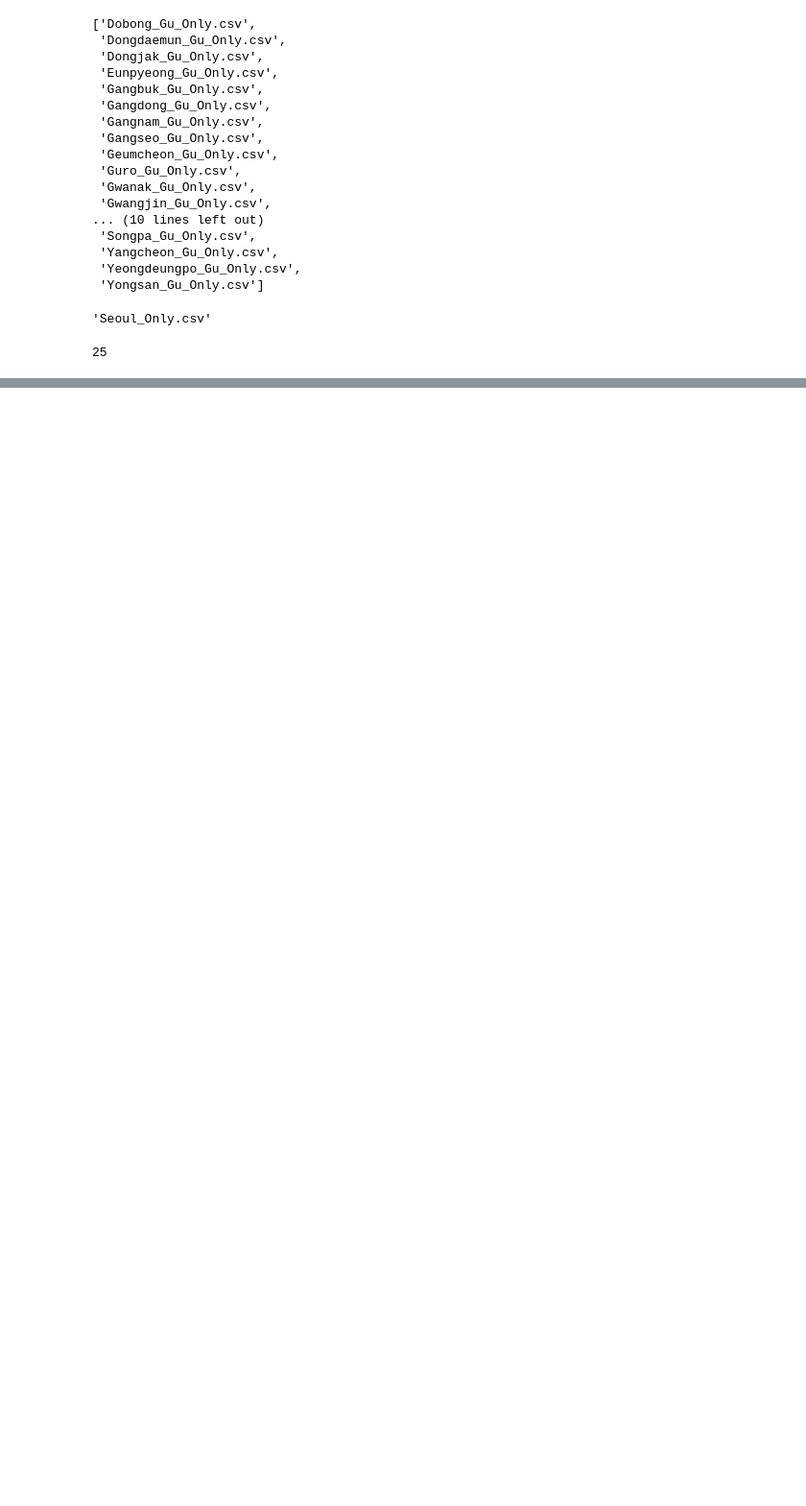
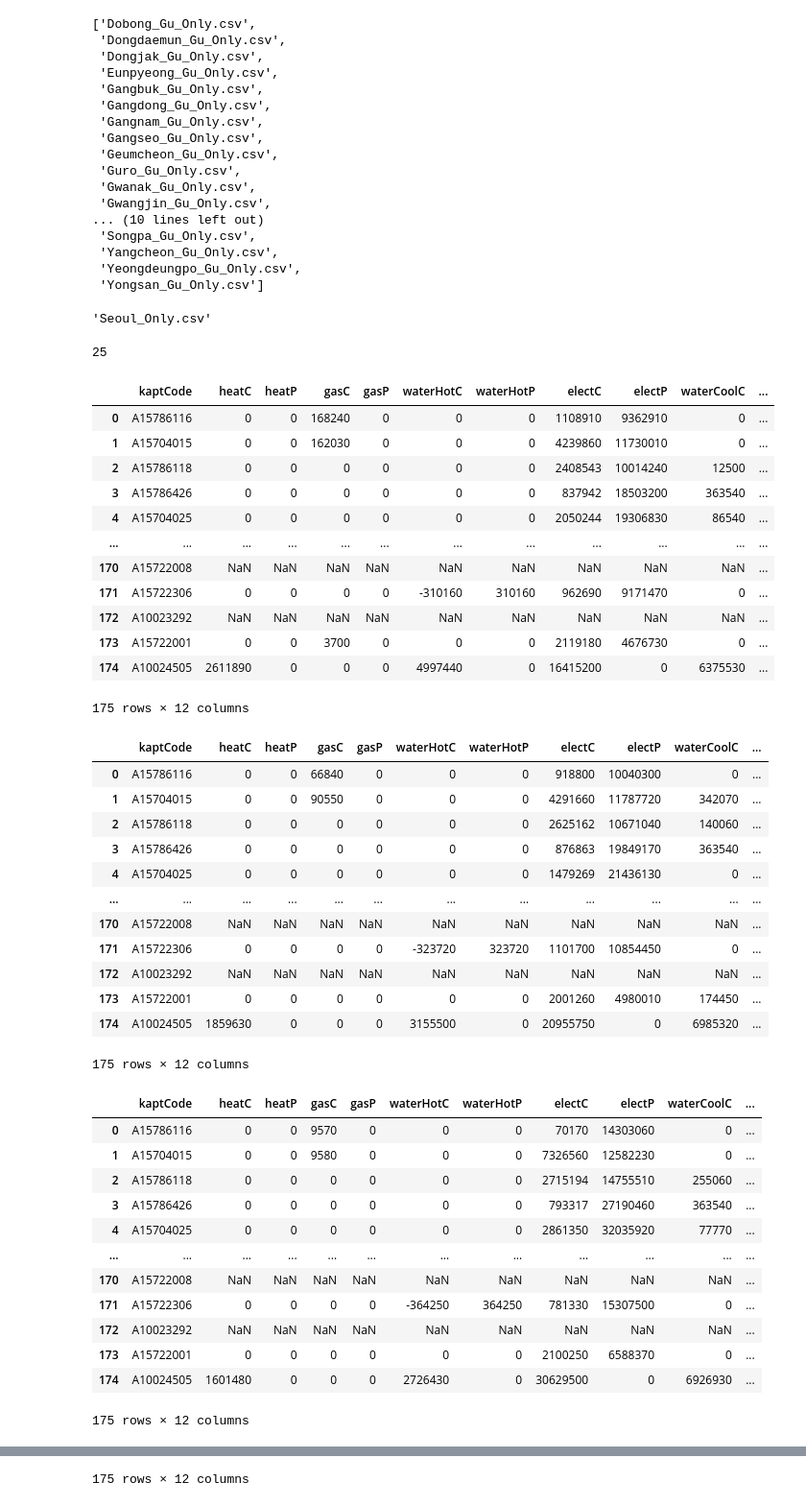
Before and after one commit to haemilia/MolitContest, a Jupyter notebook: API_Access/Energy.ipynb, the cells around one changed output, grey strips where cells are left out. Shown at 96% size. Saved outputs shown, nothing was run; the diff lists cells and outputs as text; code cells hidden in the pictures; blank space fills up the shorter version.

```diff
--- a/API_Access/Energy.ipynb
+++ b/API_Access/Energy.ipynb
@@ -199,18 +199,58 @@ AptList = ['Dobong_Gu_Only.csv',
 # %%
 for Apt in AptList:
     for Date in searchDate:
         dff = getEnergyCost(Apt, API_Key, Date)
         date = np.zeros(len(dff))
-        date.fill(int(dList[i]))
-        date = pd.DataFrame(Date, columns = ["Date"])
-        dff = pd.concat([dff, Date], axis = 1)
+        date.fill(int(Date))
+        date = pd.DataFrame(date, columns = ["Date"])
+        dff = pd.concat([dff, date], axis = 1)
         display(dff)
-        Apt = Apt[:-9]
-        directory = f'C:/Users/lhi30/Haein/2023/YBIGTA/DA/Project/Share/AptEnergy/{Apt}'
+        Apt1 = Apt[:-4]
+        directory = f'C:/Users/lhi30/Haein/2023/YBIGTA/DA/Project/Share/AptEnergy/{Apt1}'
 
         if not os.path.exists(directory):
             os.makedirs(directory)
-            dff.to_csv(f'C:/Users/lhi30/Haein/2023/YBIGTA/DA/Project/Share/AptEnergy/{Apt}/{Date}')
+            dff.to_csv(f'C:/Users/lhi30/Haein/2023/YBIGTA/DA/Project/Share/AptEnergy/{Apt1}/{Date}')
             print("Directory created.")
         else:
-            dff.to_csv(f'C:/Users/lhi30/Haein/2023/YBIGTA/DA/Project/Share/AptEnergy/{Apt}/{Date}')
+            dff.to_csv(f'C:/Users/lhi30/Haein/2023/YBIGTA/DA/Project/Share/AptEnergy/{Apt1}/{Date}')
+# %% [output]
+|  | kaptCode | heatC | heatP | gasC | gasP | waterHotC | waterHotP | electC | electP | waterCoolC | ... |
+| 0 | A15786116 | 0 | 0 | 168240 | 0 | 0 | 0 | 1108910 | 9362910 | 0 | ... |
+| 1 | A15704015 | 0 | 0 | 162030 | 0 | 0 | 0 | 4239860 | 11730010 | 0 | ... |
+| 2 | A15786118 | 0 | 0 | 0 | 0 | 0 | 0 | 2408543 | 10014240 | 12500 | ... |
+| 3 | A15786426 | 0 | 0 | 0 | 0 | 0 | 0 | 837942 | 18503200 | 363540 | ... |
+| 4 | A15704025 | 0 | 0 | 0 | 0 | 0 | 0 | 2050244 | 19306830 | 86540 | ... |
+| ... | ... | ... | ... | ... | ... | ... | ... | ... | ... | ... | ... |
+| 170 | A15722008 | NaN | NaN | NaN | NaN | NaN | NaN | NaN | NaN | NaN | ... |
+| 171 | A15722306 | 0 | 0 | 0 | 0 | -310160 | 310160 | 962690 | 9171470 | 0 | ... |
+| 172 | A10023292 | NaN | NaN | NaN | NaN | NaN | NaN | NaN | NaN | NaN | ... |
+| 173 | A15722001 | 0 | 0 | 3700 | 0 | 0 | 0 | 2119180 | 4676730 | 0 | ... |
+| 174 | A10024505 | 2611890 | 0 | 0 | 0 | 4997440 | 0 | 16415200 | 0 | 6375530 | ... |
+175 rows × 12 columns
+|  | kaptCode | heatC | heatP | gasC | gasP | waterHotC | waterHotP | electC | electP | waterCoolC | ... |
+| 0 | A15786116 | 0 | 0 | 66840 | 0 | 0 | 0 | 918800 | 10040300 | 0 | ... |
+| 1 | A15704015 | 0 | 0 | 90550 | 0 | 0 | 0 | 4291660 | 11787720 | 342070 | ... |
+| 2 | A15786118 | 0 | 0 | 0 | 0 | 0 | 0 | 2625162 | 10671040 | 140060 | ... |
+| 3 | A15786426 | 0 | 0 | 0 | 0 | 0 | 0 | 876863 | 19849170 | 363540 | ... |
+| 4 | A15704025 | 0 | 0 | 0 | 0 | 0 | 0 | 1479269 | 21436130 | 0 | ... |
+| ... | ... | ... | ... | ... | ... | ... | ... | ... | ... | ... | ... |
+| 170 | A15722008 | NaN | NaN | NaN | NaN | NaN | NaN | NaN | NaN | NaN | ... |
+| 171 | A15722306 | 0 | 0 | 0 | 0 | -323720 | 323720 | 1101700 | 10854450 | 0 | ... |
+| 172 | A10023292 | NaN | NaN | NaN | NaN | NaN | NaN | NaN | NaN | NaN | ... |
+| 173 | A15722001 | 0 | 0 | 0 | 0 | 0 | 0 | 2001260 | 4980010 | 174450 | ... |
+| 174 | A10024505 | 1859630 | 0 | 0 | 0 | 3155500 | 0 | 20955750 | 0 | 6985320 | ... |
+175 rows × 12 columns
+|  | kaptCode | heatC | heatP | gasC | gasP | waterHotC | waterHotP | electC | electP | waterCoolC | ... |
+| 0 | A15786116 | 0 | 0 | 9570 | 0 | 0 | 0 | 70170 | 14303060 | 0 | ... |
+| 1 | A15704015 | 0 | 0 | 9580 | 0 | 0 | 0 | 7326560 | 12582230 | 0 | ... |
+| 2 | A15786118 | 0 | 0 | 0 | 0 | 0 | 0 | 2715194 | 14755510 | 255060 | ... |
+| 3 | A15786426 | 0 | 0 | 0 | 0 | 0 | 0 | 793317 | 27190460 | 363540 | ... |
+| 4 | A15704025 | 0 | 0 | 0 | 0 | 0 | 0 | 2861350 | 32035920 | 77770 | ... |
+| ... | ... | ... | ... | ... | ... | ... | ... | ... | ... | ... | ... |
+| 170 | A15722008 | NaN | NaN | NaN | NaN | NaN | NaN | NaN | NaN | NaN | ... |
+| 171 | A15722306 | 0 | 0 | 0 | 0 | -364250 | 364250 | 781330 | 15307500 | 0 | ... |
+| 172 | A10023292 | NaN | NaN | NaN | NaN | NaN | NaN | NaN | NaN | NaN | ... |
+| 173 | A15722001 | 0 | 0 | 0 | 0 | 0 | 0 | 2100250 | 6588370 | 0 | ... |
+| 174 | A10024505 | 1601480 | 0 | 0 | 0 | 2726430 | 0 | 30629500 | 0 | 6926930 | ... |
+175 rows × 12 columns
@@ -216,0 +269 @@ for Apt in AptList:
+175 rows × 12 columns
```
Also changed, not shown: parts of 2 cells of this notebook.
